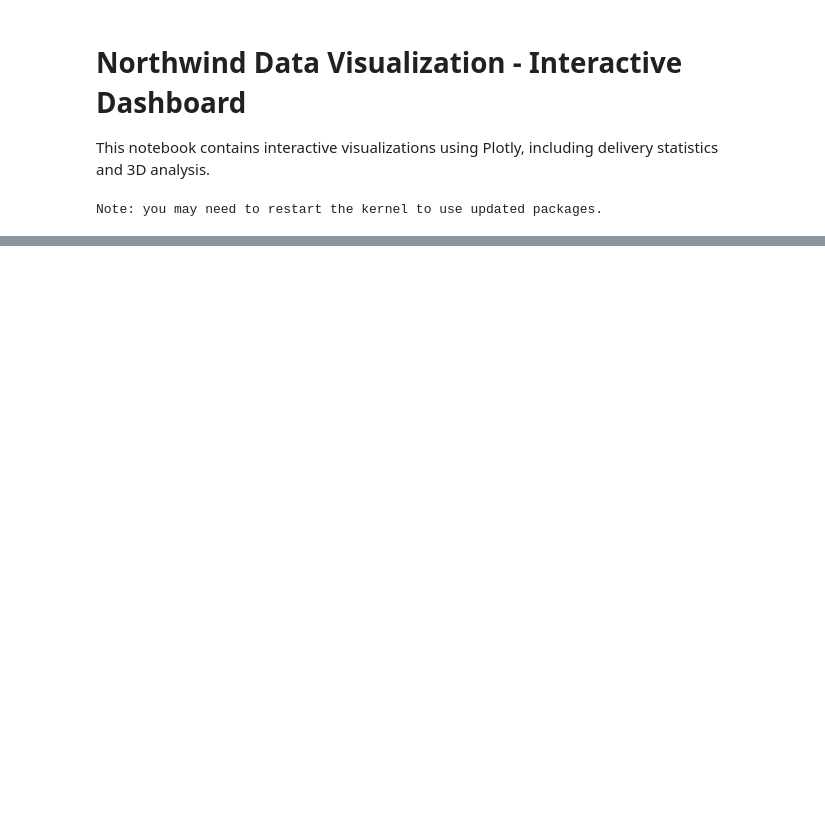
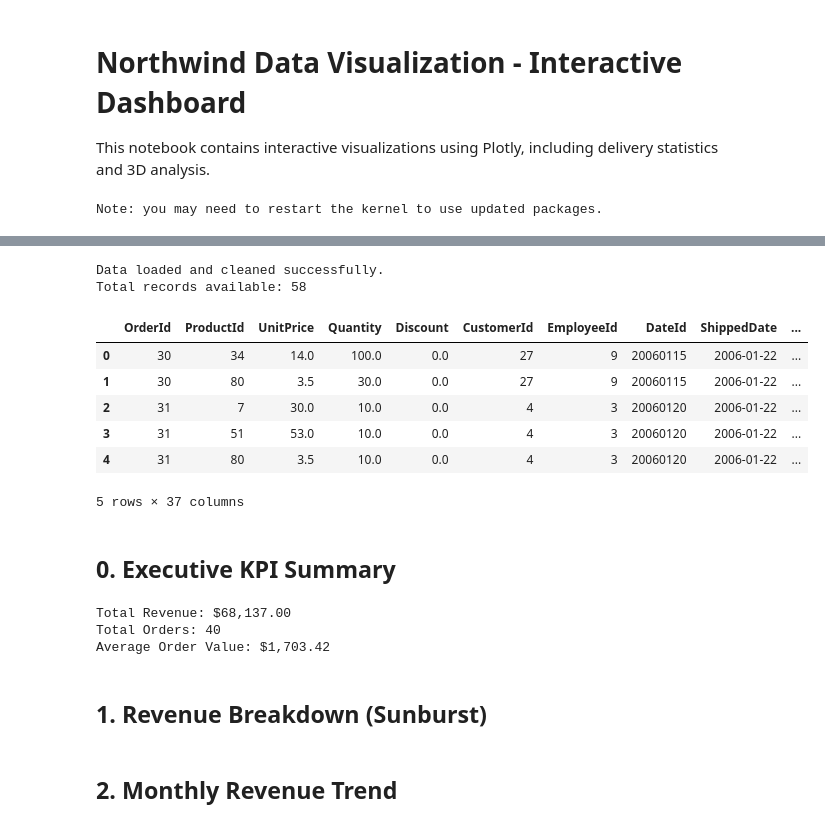
Before and after one commit to anisf5/Projet-BI-Security, a Jupyter notebook: notebooks/visualization_interactive.ipynb, the cells around one changed output, grey strips where cells are left out. Cells and saved outputs as stored; diff of their text form; code cells hidden in the pictures; blank space fills up the shorter version.

```diff
--- a/notebooks/visualization_interactive.ipynb
+++ b/notebooks/visualization_interactive.ipynb
@@ -638,0 +18,45 @@ Dropdown(description='Employee:', options=('Andrew Cencini', 'Anne Hellung-Larse
+# %%
+# Load the definitive denormalized dataset
+import os
+import pandas as pd
+import plotly.express as px
+import plotly.graph_objects as go
+
+data_path = "../data/warehouse/merged_northwind.csv"
+if not os.path.exists(data_path):
+    print(f"File not found: {data_path}. Please run 'python scripts/main.py' first.")
+    df = pd.DataFrame() # Empty fallback
+else:
+    df = pd.read_csv(data_path)
+    df['FullDate'] = pd.to_datetime(df['FullDate'])
+    # Clean data for Sunburst (drop rows with missing hierarchy keys)
+    df = df.dropna(subset=['Category', 'ProductName'])
+    print("Data loaded and cleaned successfully.")
+    print(f"Total records available: {len(df)}")
+    display(df.head())
+# %% [output]
+Data loaded and cleaned successfully.
+Total records available: 58
+|  | OrderId | ProductId | UnitPrice | Quantity | Discount | CustomerId | EmployeeId | DateId | ShippedDate | ... |
+| 0 | 30 | 34 | 14.0 | 100.0 | 0.0 | 27 | 9 | 20060115 | 2006-01-22 | ... |
+| 1 | 30 | 80 | 3.5 | 30.0 | 0.0 | 27 | 9 | 20060115 | 2006-01-22 | ... |
+| 2 | 31 | 7 | 30.0 | 10.0 | 0.0 | 4 | 3 | 20060120 | 2006-01-22 | ... |
+| 3 | 31 | 51 | 53.0 | 10.0 | 0.0 | 4 | 3 | 20060120 | 2006-01-22 | ... |
+| 4 | 31 | 80 | 3.5 | 10.0 | 0.0 | 4 | 3 | 20060120 | 2006-01-22 | ... |
+5 rows × 37 columns
+# %% [markdown]
+## 0. Executive KPI Summary
+# %%
+total_revenue = df['Revenue'].sum()
+total_orders = df['OrderId'].nunique()
+avg_order_value = total_revenue / total_orders if total_orders > 0 else 0
+
+print(f"Total Revenue: ${total_revenue:,.2f}")
+print(f"Total Orders: {total_orders}")
+print(f"Average Order Value: ${avg_order_value:,.2f}")
+# %% [output]
+Total Revenue: $68,137.00
+Total Orders: 40
+Average Order Value: $1,703.42
+# %% [markdown]
+## 1. Revenue Breakdown (Sunburst)
@@ -638,0 +74,2 @@ Dropdown(description='Employee:', options=('Andrew Cencini', 'Anne Hellung-Larse
+# %% [markdown]
+## 2. Monthly Revenue Trend
```
Also changed, not shown: parts of 31 cells of this notebook, 42 other files.
